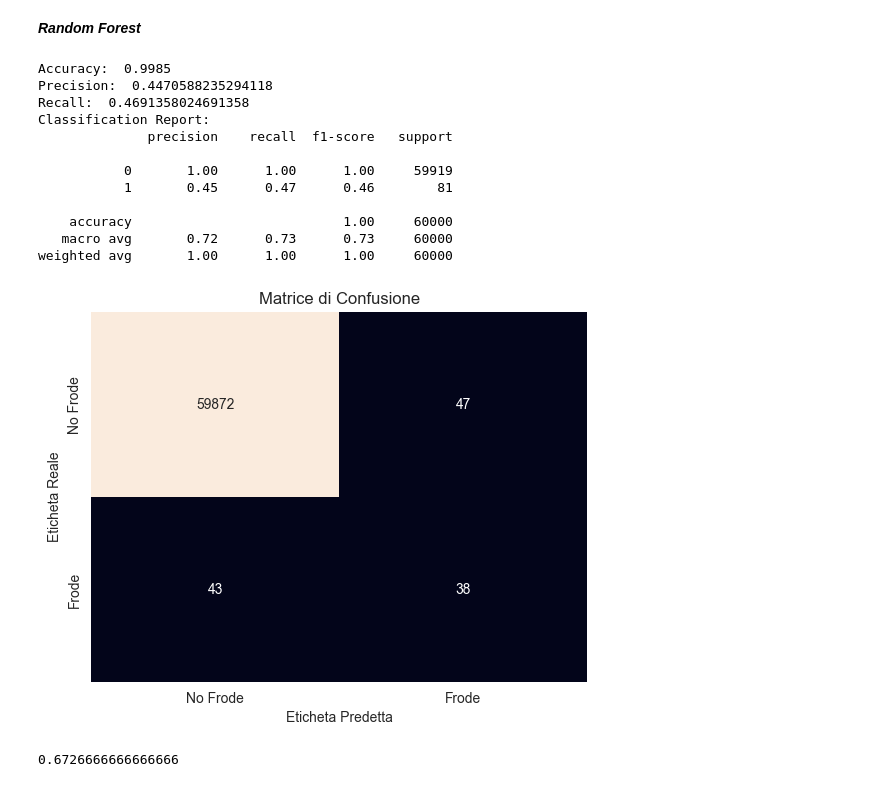
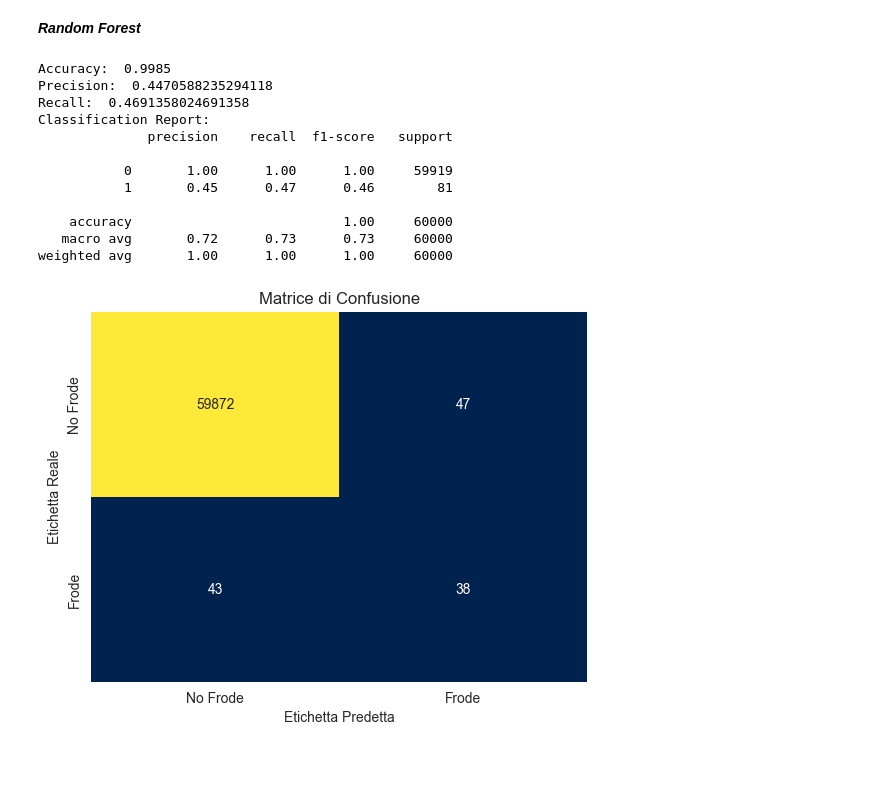
Before and after one commit to marcosantoriello/CCFDetector, a Jupyter notebook: CreditCardFraudDetector.ipynb, the cells around one changed output. Cells and saved outputs as stored; diff of their text form; code cells hidden in the pictures.

```diff
--- a/CreditCardFraudDetector.ipynb
+++ b/CreditCardFraudDetector.ipynb
@@ -609,40 +609,33 @@ y_pred = rf_model.predict(X_test)
 accuracyRF = accuracy_score(y_test,y_pred)
 precisionRF = precision_score(y_test,y_pred)
 recallRF = recall_score(y_test,y_pred)
 
 print('Accuracy: ', accuracyRF)
 print('Precision: ', precisionRF)
 print('Recall: ', recallRF)
 
 # Valutazione del modello
 print("Classification Report:")
 print(classification_report(y_test, y_pred))
 
 labels = ['No Frode', 'Frode']
 confusion_matrix_result = confusion_matrix(y_test,y_pred)
 sns.heatmap(confusion_matrix_result, annot=True, fmt='d', cmap='cividis', xticklabels=labels, yticklabels=labels, cbar=False)
 plt.title('Matrice di Confusione')
-plt.xlabel('Eticheta Predetta')
-plt.ylabel('Eticheta Reale')
+plt.xlabel('Etichetta Predetta')
+plt.ylabel('Etichetta Reale')
 plt.show()
 # %% [output]
 Accuracy:  0.9985
 Precision:  0.4470588235294118
 Recall:  0.4691358024691358
 Classification Report:
               precision    recall  f1-score   support
 
            0       1.00      1.00      1.00     59919
            1       0.45      0.47      0.46        81
 
     accuracy                           1.00     60000
    macro avg       0.72      0.73      0.73     60000
 weighted avg       1.00      1.00      1.00     60000
-[figure, old version]
+[figure, new version]
-# %%
-from sklearn.linear_model import LogisticRegression
-model = LogisticRegression()
-model.fit(X_train_smote, y_train_smote)
-model.score(X_test,y_test)
-# %% [output]
-0.6726666666666666
```
Also changed, not shown: parts of 3 cells of this notebook.
